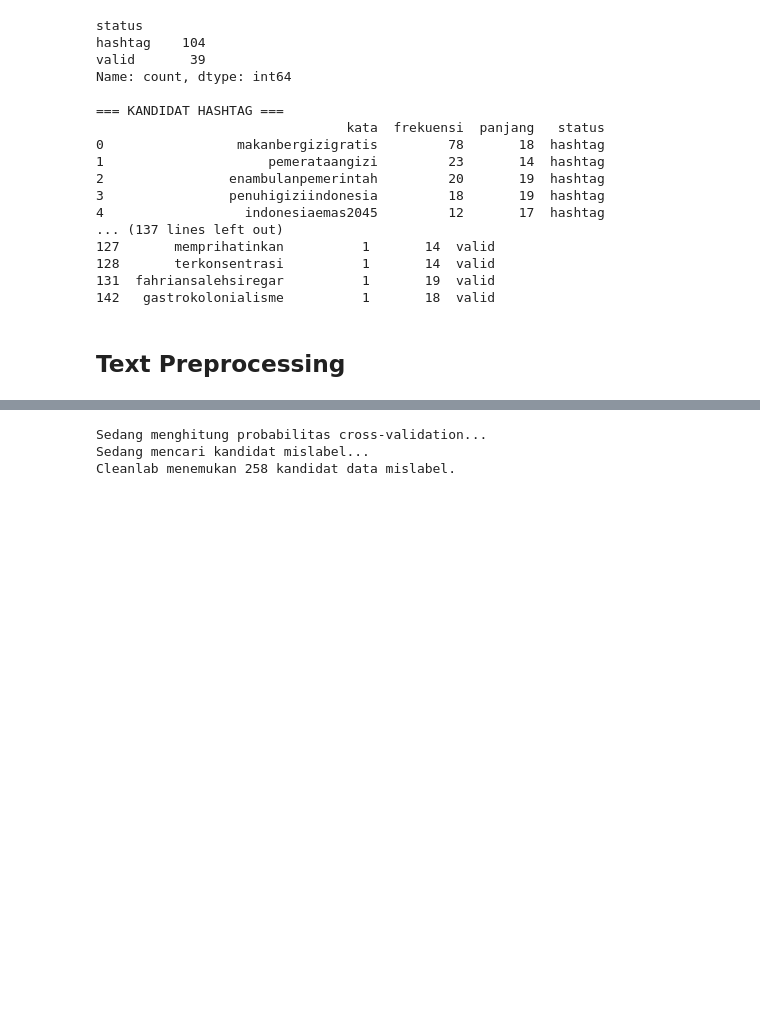
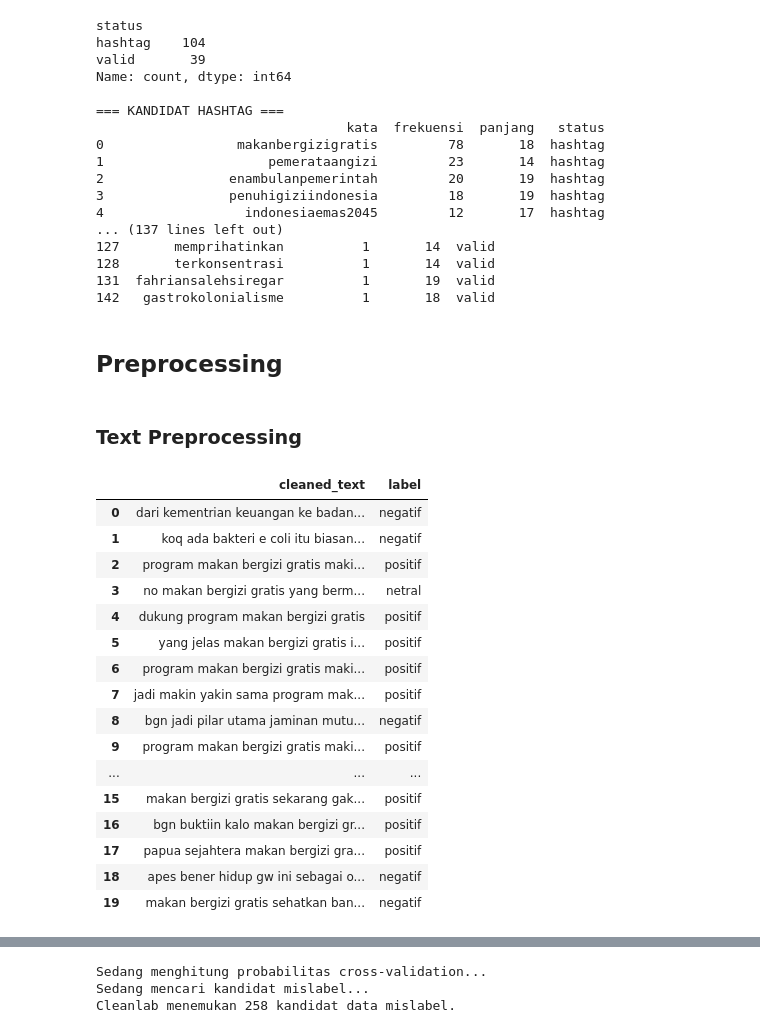
Before and after one commit to mfaruqi35/mbg-sentiment-analysis, a Jupyter notebook: mbg-sentiment-analysis.ipynb, the cells around one changed output, grey strips where cells are left out. Drawn from its saved outputs; the diff is of its cells as text; code cells hidden in the pictures; blank space fills up the shorter version.

```diff
--- a/mbg-sentiment-analysis.ipynb
+++ b/mbg-sentiment-analysis.ipynb
@@ -261,7 +280,9 @@ Name: count, dtype: int64
 131  fahriansalehsiregar          1       19  valid
 142   gastrokolonialisme          1       18  valid
 # %% [markdown]
-## Text Preprocessing
+## Preprocessing
+# %% [markdown]
+### Text Preprocessing
 # %%
 
 # A. Membaca dictionary slang
@@ -349,4 +370,24 @@ def preprocesing_text(text):
 # %%
 df_preprocessed = df.copy()
 df_preprocessed['cleaned_text'] = df_preprocessed['cleaned_text'].apply(preprocesing_text)
+# %%
+df.head(20).style.set_properties(**{'text-align': 'left'})
+# %% [output]
+|  | cleaned_text | label |
+| 0 | dari kementrian keuangan ke badan... | negatif |
+| 1 | koq ada bakteri e coli itu biasan... | negatif |
+| 2 | program makan bergizi gratis maki... | positif |
+| 3 | no makan bergizi gratis yang berm... | netral |
+| 4 | dukung program makan bergizi gratis | positif |
+| 5 | yang jelas makan bergizi gratis i... | positif |
+| 6 | program makan bergizi gratis maki... | positif |
+| 7 | jadi makin yakin sama program mak... | positif |
+| 8 | bgn jadi pilar utama jaminan mutu... | negatif |
+| 9 | program makan bergizi gratis maki... | positif |
+| ... | ... | ... |
+| 15 | makan bergizi gratis sekarang gak... | positif |
+| 16 | bgn buktiin kalo makan bergizi gr... | positif |
+| 17 | papua sejahtera makan bergizi gra... | positif |
+| 18 | apes bener hidup gw ini sebagai o... | negatif |
+| 19 | makan bergizi gratis sehatkan ban... | negatif |
 # %%
```
Also changed, not shown: parts of 7 cells of this notebook.
